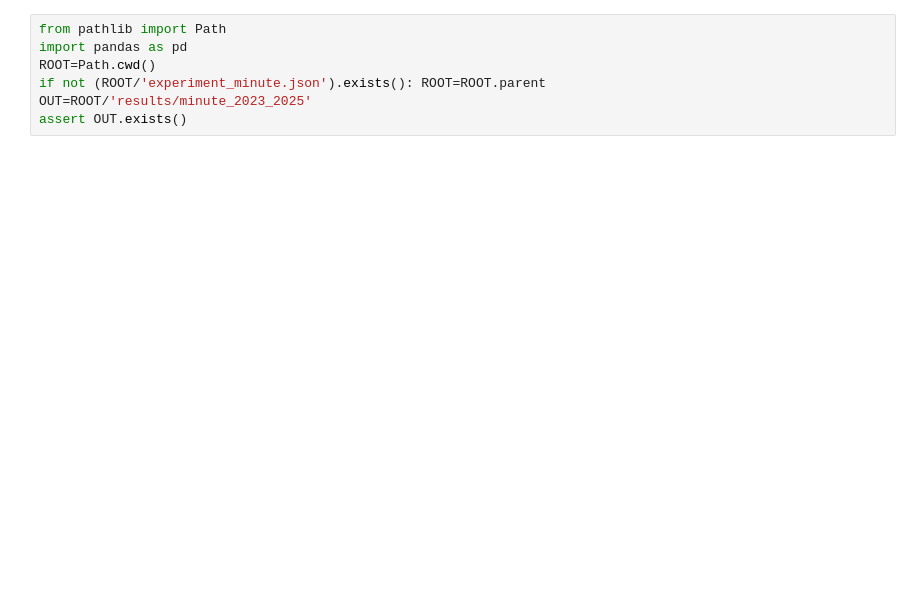
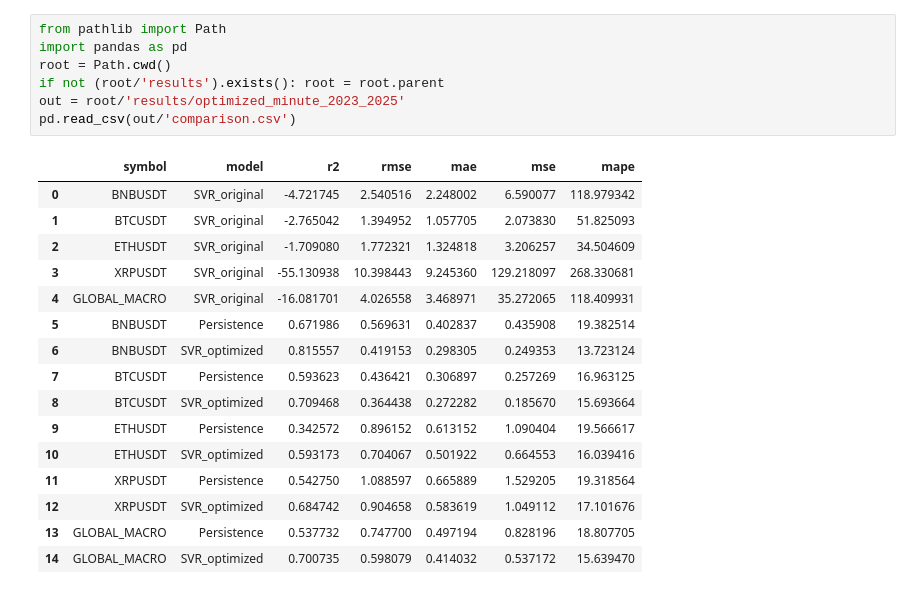
Before and after one commit to jassan-bit/MachineLearning_202630, a Jupyter notebook: notebooks/Entregable_1_Minuto.ipynb, the cells around one changed output. Cells and saved outputs as stored; diff of their text form; blank space fills up the shorter version.

```diff
--- a/notebooks/Entregable_1_Minuto.ipynb
+++ b/notebooks/Entregable_1_Minuto.ipynb
@@ -116,7 +257,24 @@ El estudio anterior con entradas diarias permanece como referencia histórica.
 # %%
 from pathlib import Path
 import pandas as pd
-ROOT=Path.cwd()
-if not (ROOT/'experiment_minute.json').exists(): ROOT=ROOT.parent
-OUT=ROOT/'results/minute_2023_2025'
-assert OUT.exists()
+root = Path.cwd()
+if not (root/'results').exists(): root = root.parent
+out = root/'results/optimized_minute_2023_2025'
+pd.read_csv(out/'comparison.csv')
+# %% [output]
+|  | symbol | model | r2 | rmse | mae | mse | mape |
+| 0 | BNBUSDT | SVR_original | -4.721745 | 2.540516 | 2.248002 | 6.590077 | 118.979342 |
+| 1 | BTCUSDT | SVR_original | -2.765042 | 1.394952 | 1.057705 | 2.073830 | 51.825093 |
+| 2 | ETHUSDT | SVR_original | -1.709080 | 1.772321 | 1.324818 | 3.206257 | 34.504609 |
+| 3 | XRPUSDT | SVR_original | -55.130938 | 10.398443 | 9.245360 | 129.218097 | 268.330681 |
+| 4 | GLOBAL_MACRO | SVR_original | -16.081701 | 4.026558 | 3.468971 | 35.272065 | 118.409931 |
+| 5 | BNBUSDT | Persistence | 0.671986 | 0.569631 | 0.402837 | 0.435908 | 19.382514 |
+| 6 | BNBUSDT | SVR_optimized | 0.815557 | 0.419153 | 0.298305 | 0.249353 | 13.723124 |
+| 7 | BTCUSDT | Persistence | 0.593623 | 0.436421 | 0.306897 | 0.257269 | 16.963125 |
+| 8 | BTCUSDT | SVR_optimized | 0.709468 | 0.364438 | 0.272282 | 0.185670 | 15.693664 |
+| 9 | ETHUSDT | Persistence | 0.342572 | 0.896152 | 0.613152 | 1.090404 | 19.566617 |
+| 10 | ETHUSDT | SVR_optimized | 0.593173 | 0.704067 | 0.501922 | 0.664553 | 16.039416 |
+| 11 | XRPUSDT | Persistence | 0.542750 | 1.088597 | 0.665889 | 1.529205 | 19.318564 |
+| 12 | XRPUSDT | SVR_optimized | 0.684742 | 0.904658 | 0.583619 | 1.049112 | 17.101676 |
+| 13 | GLOBAL_MACRO | Persistence | 0.537732 | 0.747700 | 0.497194 | 0.828196 | 18.807705 |
+| 14 | GLOBAL_MACRO | SVR_optimized | 0.700735 | 0.598079 | 0.414032 | 0.537172 | 15.639470 |
```
Also changed, not shown: parts of 11 cells of this notebook, 11 other files.
